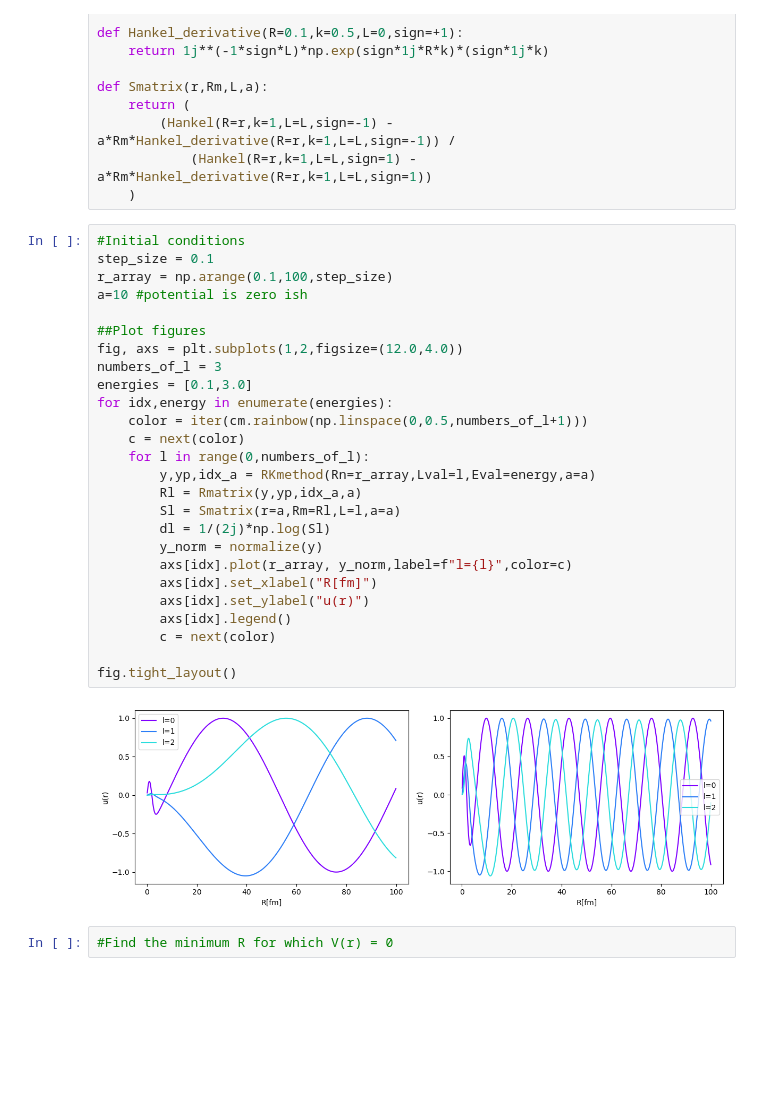
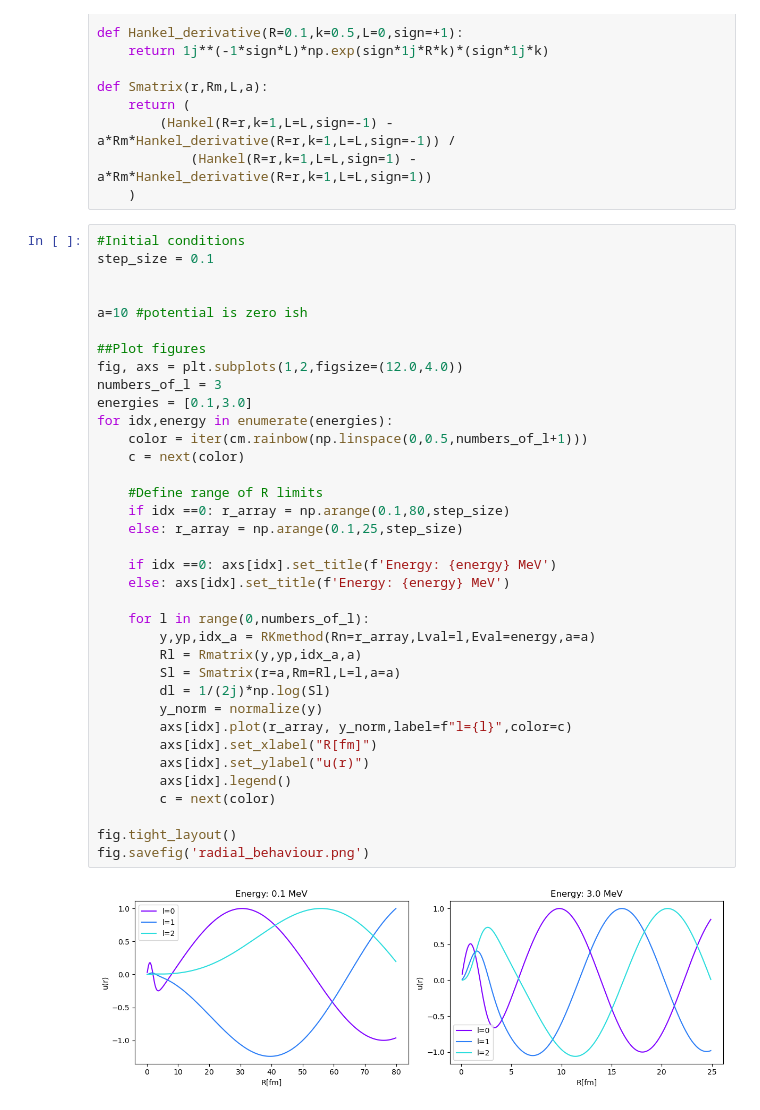
Before and after one commit to danielaramirez415/nuclear_reactions, a Jupyter notebook: homework1_nr_power_rangers.ipynb, the cells around one changed output. Drawn from its saved outputs; the diff is of its cells as text; blank space fills up the shorter version.

```diff
--- a/homework1_nr_power_rangers.ipynb
+++ b/homework1_nr_power_rangers.ipynb
@@ -64,30 +64,38 @@ def Smatrix(r,Rm,L,a):
 # %%
 #Initial conditions
 step_size = 0.1
-r_array = np.arange(0.1,100,step_size)
+
+
 a=10 #potential is zero ish
 
 ##Plot figures
 fig, axs = plt.subplots(1,2,figsize=(12.0,4.0))
 numbers_of_l = 3
 energies = [0.1,3.0]
 for idx,energy in enumerate(energies):
     color = iter(cm.rainbow(np.linspace(0,0.5,numbers_of_l+1)))
     c = next(color)
+
+    #Define range of R limits
+    if idx ==0: r_array = np.arange(0.1,80,step_size)
+    else: r_array = np.arange(0.1,25,step_size)
+
+    if idx ==0: axs[idx].set_title(f'Energy: {energy} MeV')
+    else: axs[idx].set_title(f'Energy: {energy} MeV')
+
     for l in range(0,numbers_of_l):
         y,yp,idx_a = RKmethod(Rn=r_array,Lval=l,Eval=energy,a=a)
         Rl = Rmatrix(y,yp,idx_a,a)
         Sl = Smatrix(r=a,Rm=Rl,L=l,a=a)
         dl = 1/(2j)*np.log(Sl)
         y_norm = normalize(y)
         axs[idx].plot(r_array, y_norm,label=f"l={l}",color=c)
         axs[idx].set_xlabel("R[fm]")
         axs[idx].set_ylabel("u(r)")
         axs[idx].legend()
         c = next(color)
 
 fig.tight_layout()
+fig.savefig('radial_behaviour.png')
 # %% [output]
-[figure, old version]
+[figure, new version]
-# %%
-#Find the minimum R for which V(r) = 0
```
Also changed, not shown: parts of 3 cells of this notebook, 3 other files.
